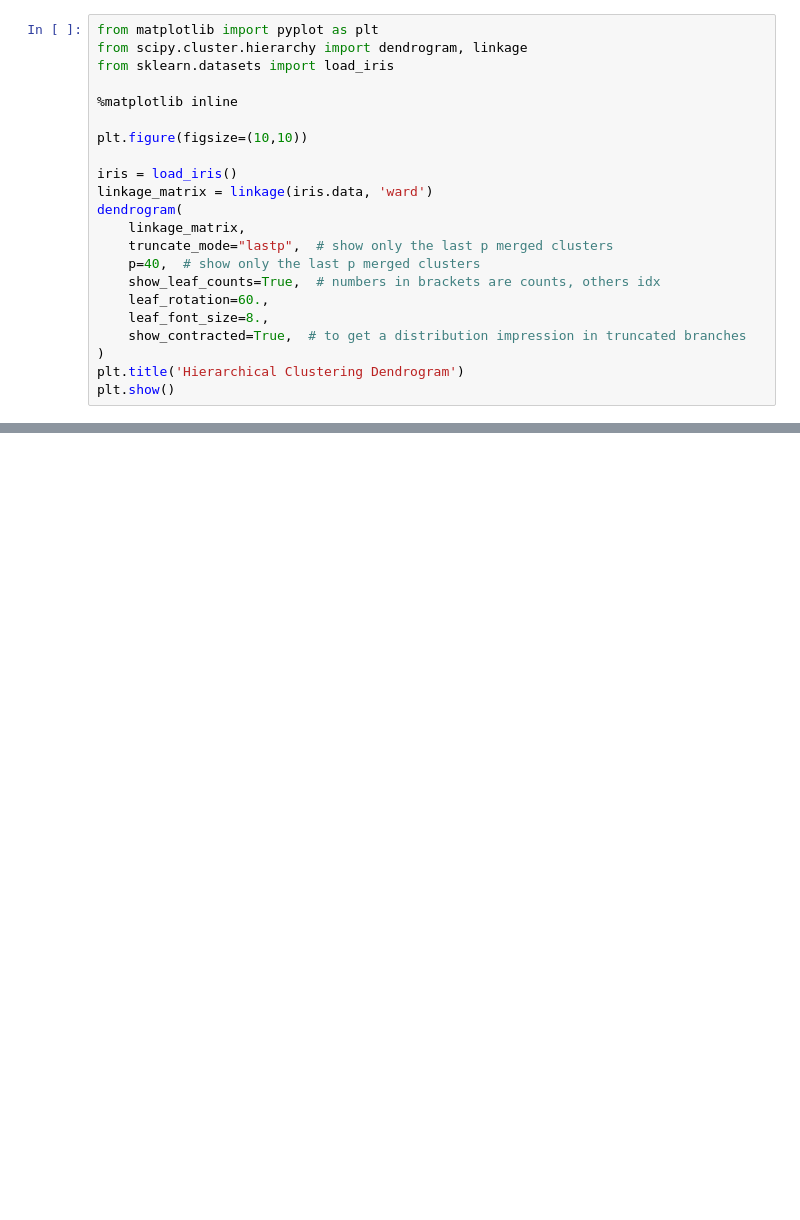
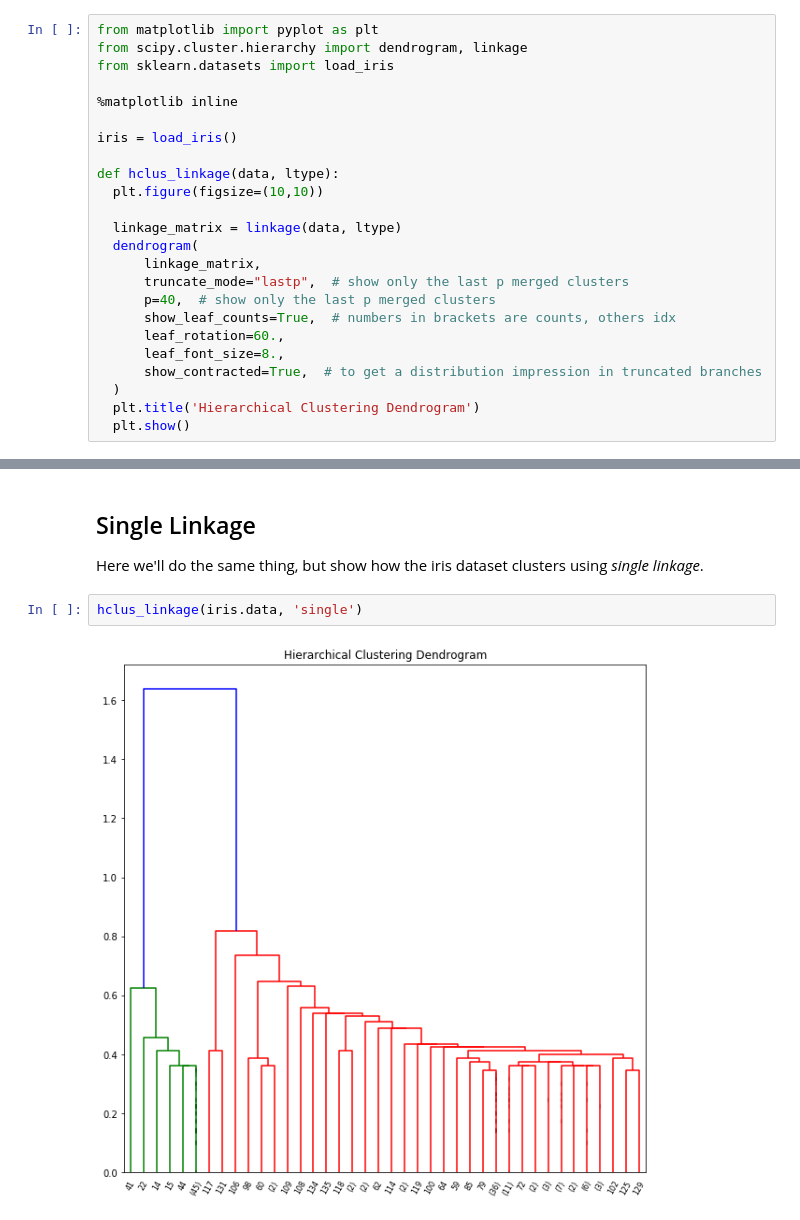
Before and after one commit to craigching/datascience-course, a Jupyter notebook: 10-clustering/hierarchical-clustering.ipynb, the cells around one changed output, grey strips where cells are left out. Cells and saved outputs as stored; diff of their text form; blank space fills up the shorter version.

Commit message:
Updating clustering presentation

```diff
--- a/10-clustering/hierarchical-clustering.ipynb
+++ b/10-clustering/hierarchical-clustering.ipynb
@@ -7,18 +8,20 @@ from sklearn.datasets import load_iris
 
 %matplotlib inline
 
-plt.figure(figsize=(10,10))
+iris = load_iris()
 
-iris = load_iris()
-linkage_matrix = linkage(iris.data, 'ward')
-dendrogram(
-    linkage_matrix,
-    truncate_mode="lastp",  # show only the last p merged clusters
-    p=40,  # show only the last p merged clusters
-    show_leaf_counts=True,  # numbers in brackets are counts, others idx
-    leaf_rotation=60.,
-    leaf_font_size=8.,
-    show_contracted=True,  # to get a distribution impression in truncated branches
-)
-plt.title('Hierarchical Clustering Dendrogram')
-plt.show()
+def hclus_linkage(data, ltype):
+  plt.figure(figsize=(10,10))
+
+  linkage_matrix = linkage(data, ltype)
+  dendrogram(
+      linkage_matrix,
+      truncate_mode="lastp",  # show only the last p merged clusters
+      p=40,  # show only the last p merged clusters
+      show_leaf_counts=True,  # numbers in brackets are counts, others idx
+      leaf_rotation=60.,
+      leaf_font_size=8.,
+      show_contracted=True,  # to get a distribution impression in truncated branches
+  )
+  plt.title('Hierarchical Clustering Dendrogram')
+  plt.show()
@@ -26,0 +36,8 @@ plt.show()
+# %% [markdown]
+## Single Linkage
+
+Here we'll do the same thing, but show how the iris dataset clusters using *single linkage*.
+# %%
+hclus_linkage(iris.data, 'single')
+# %% [output]
+[figure, added]
```
Also changed, not shown: parts of 9 cells of this notebook, 7 other files.
